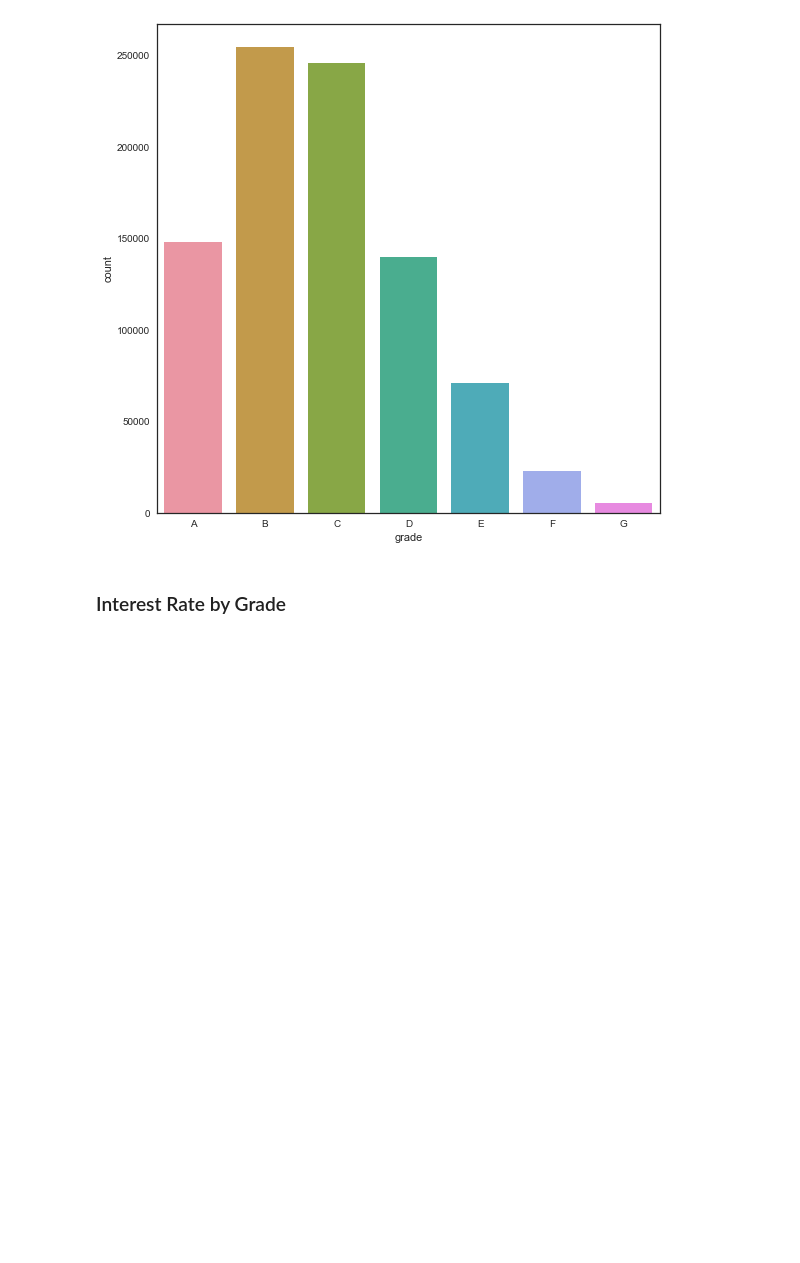
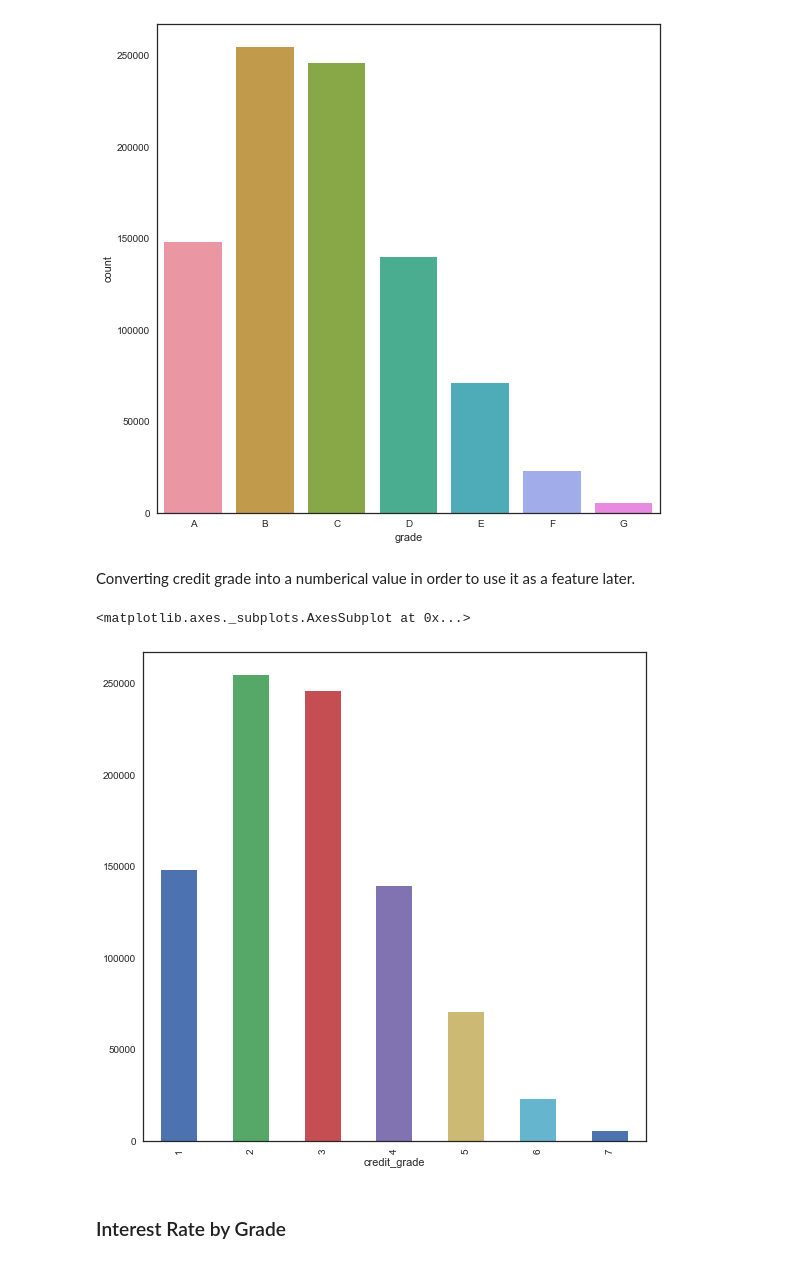
Before and after one commit to ramyatamehrotra/Springboard_DSCT, a Jupyter notebook: Capstone Project - I (Lending Club Loans).ipynb, the cells around one changed output. Drawn from its saved outputs; the diff is of its cells as text; code cells hidden in the pictures; blank space fills up the shorter version.

```diff
--- a/Capstone Project - I (Lending Club Loans).ipynb
+++ b/Capstone Project - I (Lending Club Loans).ipynb
@@ -283,6 +317,33 @@ sns.countplot(loans_data['grade'], order = ('A','B','C','D','E','F','G'))
 # %% [output]
 <matplotlib.axes._subplots.AxesSubplot at 0x...>
 [figure]
+# %% [markdown]
+Converting credit grade into a numberical value in order to use it as a feature later.
+# %%
+plt.rcParams['figure.figsize'] = (9,9)
+def credit_grade(text):
+    if text=='A':
+        return 1
+    elif text == 'B':
+        return 2
+    elif text == 'C':
+        return 3
+    elif text == 'D':
+        return 4
+    elif text == 'E':
+        return 5
+    elif text == 'F':
+        return 6
+    elif text == 'G':
+        return 7
+    else:
+        return 99
+
+loans_data['credit_grade']=loans_data['grade'].apply(credit_grade)
+loans_data.groupby('credit_grade').size().plot(kind='bar')
+# %% [output]
+<matplotlib.axes._subplots.AxesSubplot at 0x...>
+[figure, added]
 # %% [markdown]
 ### Interest Rate by Grade
 # %%
```
Also changed, not shown: parts of 14 cells of this notebook.
